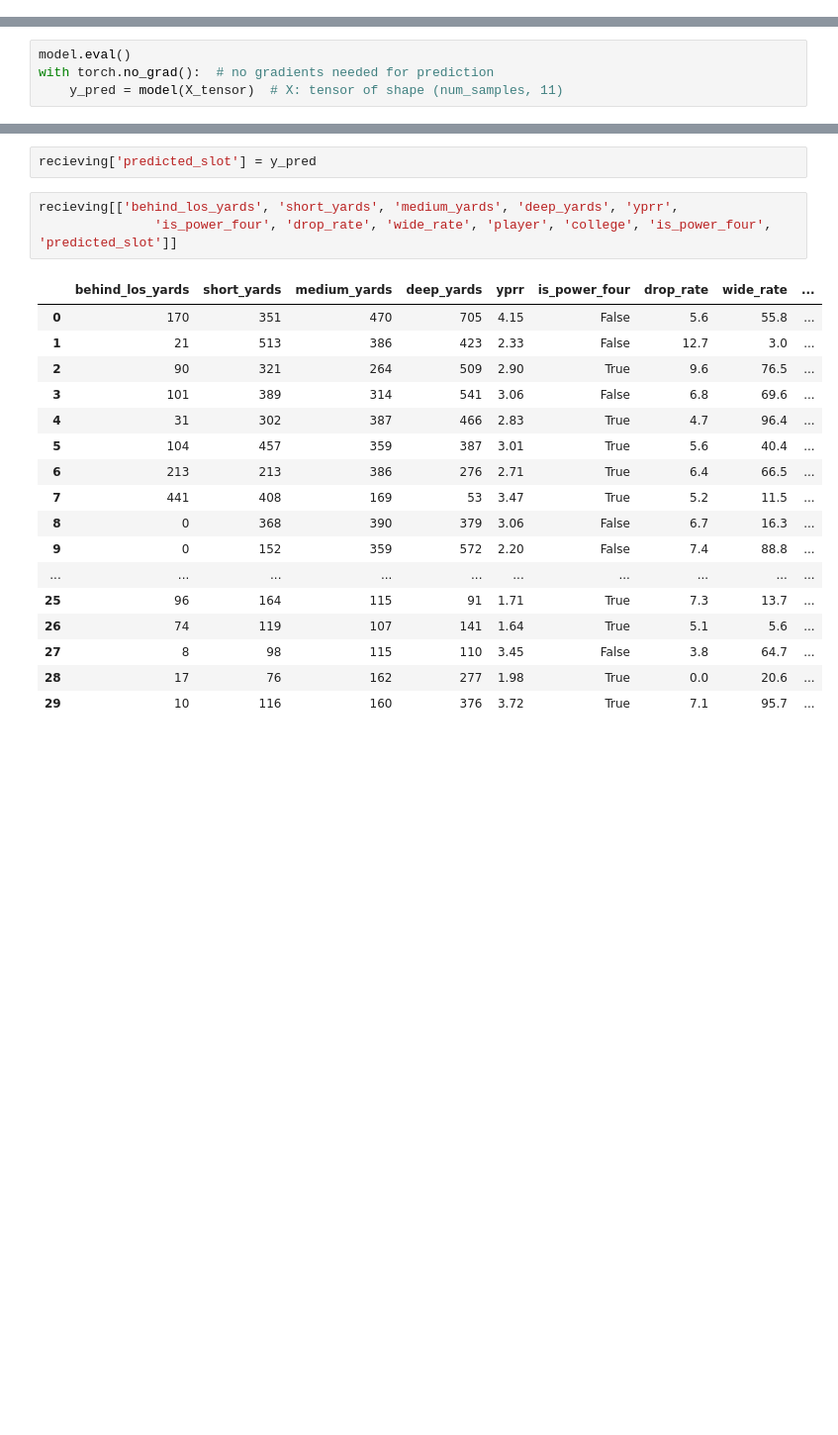
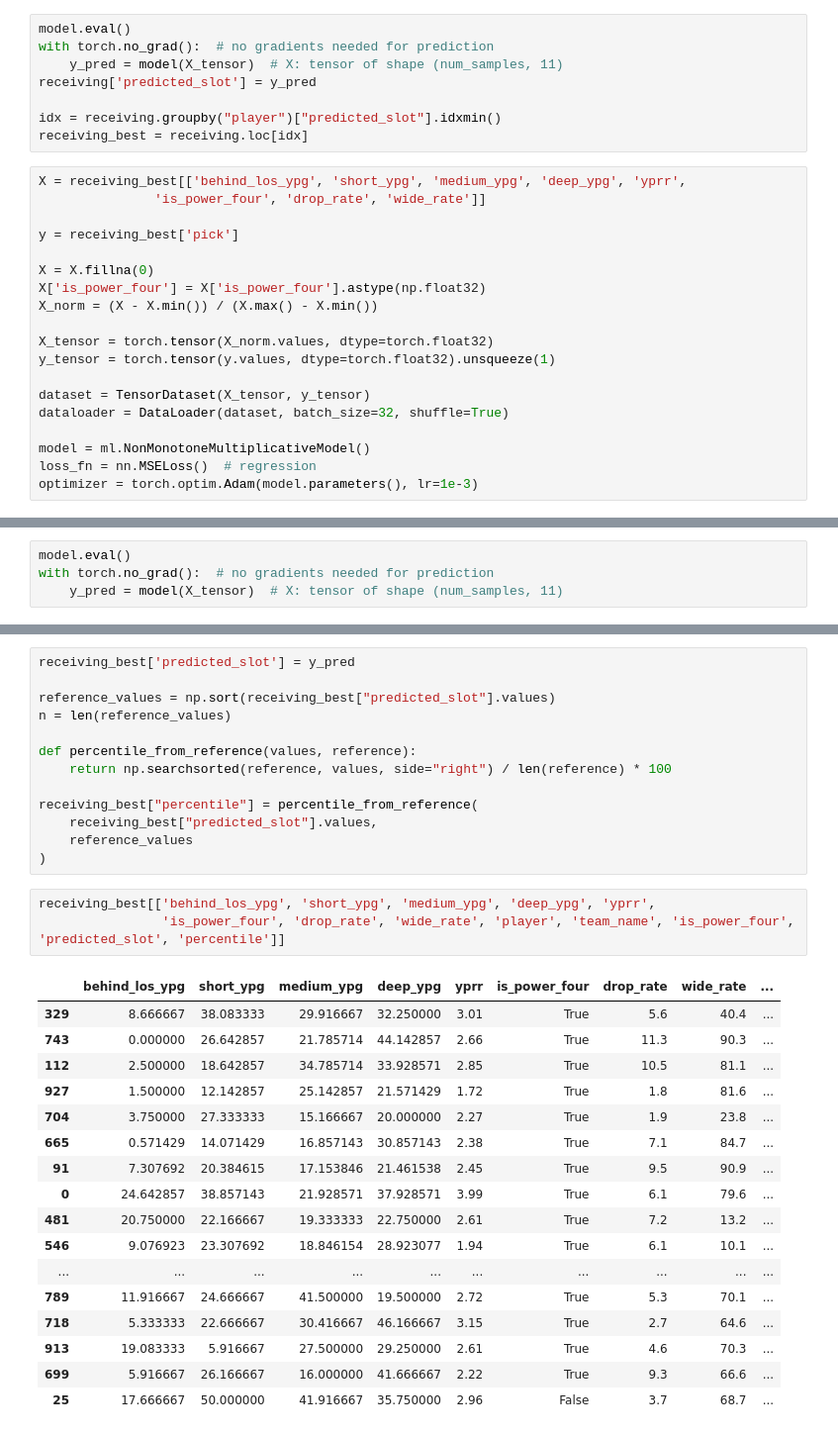
Before and after one commit to lemonannn/receiving_value, a Jupyter notebook: data_processing.ipynb, the cells around one changed output, grey strips where cells are left out. Shown at 99% size. Cells and saved outputs as stored; diff of their text form; blank space fills up the shorter version.

```diff
--- a/data_processing.ipynb
+++ b/data_processing.ipynb
@@ -88,0 +98,27 @@ KeyboardInterrupt:
+# %%
+model.eval()
+with torch.no_grad():  # no gradients needed for prediction
+    y_pred = model(X_tensor)  # X: tensor of shape (num_samples, 11)
+receiving['predicted_slot'] = y_pred
+
+idx = receiving.groupby("player")["predicted_slot"].idxmin()
+receiving_best = receiving.loc[idx]
+# %%
+X = receiving_best[['behind_los_ypg', 'short_ypg', 'medium_ypg', 'deep_ypg', 'yprr',
+               'is_power_four', 'drop_rate', 'wide_rate']]
+
+y = receiving_best['pick']
+
+X = X.fillna(0)
+X['is_power_four'] = X['is_power_four'].astype(np.float32)
+X_norm = (X - X.min()) / (X.max() - X.min())
+
+X_tensor = torch.tensor(X_norm.values, dtype=torch.float32)
+y_tensor = torch.tensor(y.values, dtype=torch.float32).unsqueeze(1)
+
+dataset = TensorDataset(X_tensor, y_tensor)
+dataloader = DataLoader(dataset, batch_size=32, shuffle=True)
+
+model = ml.NonMonotoneMultiplicativeModel()
+loss_fn = nn.MSELoss()  # regression
+optimizer = torch.optim.Adam(model.parameters(), lr=1e-3)
@@ -125,23 +160,34 @@ tensor([[ 51.6931],
 # %%
-recieving['predicted_slot'] = y_pred
+receiving_best['predicted_slot'] = y_pred
+
+reference_values = np.sort(receiving_best["predicted_slot"].values)
+n = len(reference_values)
+
+def percentile_from_reference(values, reference):
+    return np.searchsorted(reference, values, side="right") / len(reference) * 100
+
+receiving_best["percentile"] = percentile_from_reference(
+    receiving_best["predicted_slot"].values,
+    reference_values
+)
 # %%
-recieving[['behind_los_yards', 'short_yards', 'medium_yards', 'deep_yards', 'yprr',
-               'is_power_four', 'drop_rate', 'wide_rate', 'player', 'college', 'is_power_four', 'predicted_slot']]
+receiving_best[['behind_los_ypg', 'short_ypg', 'medium_ypg', 'deep_ypg', 'yprr',
+                'is_power_four', 'drop_rate', 'wide_rate', 'player', 'team_name', 'is_power_four', 'predicted_slot', 'percentile']]
 # %% [output]
-|  | behind_los_yards | short_yards | medium_yards | deep_yards | yprr | is_power_four | drop_rate | wide_rate | ... |
-| 0 | 170 | 351 | 470 | 705 | 4.15 | False | 5.6 | 55.8 | ... |
-| 1 | 21 | 513 | 386 | 423 | 2.33 | False | 12.7 | 3.0 | ... |
-| 2 | 90 | 321 | 264 | 509 | 2.90 | True | 9.6 | 76.5 | ... |
-| 3 | 101 | 389 | 314 | 541 | 3.06 | False | 6.8 | 69.6 | ... |
-| 4 | 31 | 302 | 387 | 466 | 2.83 | True | 4.7 | 96.4 | ... |
-| 5 | 104 | 457 | 359 | 387 | 3.01 | True | 5.6 | 40.4 | ... |
-| 6 | 213 | 213 | 386 | 276 | 2.71 | True | 6.4 | 66.5 | ... |
-| 7 | 441 | 408 | 169 | 53 | 3.47 | True | 5.2 | 11.5 | ... |
-| 8 | 0 | 368 | 390 | 379 | 3.06 | False | 6.7 | 16.3 | ... |
-| 9 | 0 | 152 | 359 | 572 | 2.20 | False | 7.4 | 88.8 | ... |
+|  | behind_los_ypg | short_ypg | medium_ypg | deep_ypg | yprr | is_power_four | drop_rate | wide_rate | ... |
+| 329 | 8.666667 | 38.083333 | 29.916667 | 32.250000 | 3.01 | True | 5.6 | 40.4 | ... |
+| 743 | 0.000000 | 26.642857 | 21.785714 | 44.142857 | 2.66 | True | 11.3 | 90.3 | ... |
+| 112 | 2.500000 | 18.642857 | 34.785714 | 33.928571 | 2.85 | True | 10.5 | 81.1 | ... |
+| 927 | 1.500000 | 12.142857 | 25.142857 | 21.571429 | 1.72 | True | 1.8 | 81.6 | ... |
+| 704 | 3.750000 | 27.333333 | 15.166667 | 20.000000 | 2.27 | True | 1.9 | 23.8 | ... |
+| 665 | 0.571429 | 14.071429 | 16.857143 | 30.857143 | 2.38 | True | 7.1 | 84.7 | ... |
+| 91 | 7.307692 | 20.384615 | 17.153846 | 21.461538 | 2.45 | True | 9.5 | 90.9 | ... |
+| 0 | 24.642857 | 38.857143 | 21.928571 | 37.928571 | 3.99 | True | 6.1 | 79.6 | ... |
+| 481 | 20.750000 | 22.166667 | 19.333333 | 22.750000 | 2.61 | True | 7.2 | 13.2 | ... |
+| 546 | 9.076923 | 23.307692 | 18.846154 | 28.923077 | 1.94 | True | 6.1 | 10.1 | ... |
 | ... | ... | ... | ... | ... | ... | ... | ... | ... | ... |
-| 25 | 96 | 164 | 115 | 91 | 1.71 | True | 7.3 | 13.7 | ... |
-| 26 | 74 | 119 | 107 | 141 | 1.64 | True | 5.1 | 5.6 | ... |
-| 27 | 8 | 98 | 115 | 110 | 3.45 | False | 3.8 | 64.7 | ... |
-| 28 | 17 | 76 | 162 | 277 | 1.98 | True | 0.0 | 20.6 | ... |
-| 29 | 10 | 116 | 160 | 376 | 3.72 | True | 7.1 | 95.7 | ... |
+| 789 | 11.916667 | 24.666667 | 41.500000 | 19.500000 | 2.72 | True | 5.3 | 70.1 | ... |
+| 718 | 5.333333 | 22.666667 | 30.416667 | 46.166667 | 3.15 | True | 2.7 | 64.6 | ... |
+| 913 | 19.083333 | 5.916667 | 27.500000 | 29.250000 | 2.61 | True | 4.6 | 70.3 | ... |
+| 699 | 5.916667 | 26.166667 | 16.000000 | 41.666667 | 2.22 | True | 9.3 | 66.6 | ... |
+| 25 | 17.666667 | 50.000000 | 41.916667 | 35.750000 | 2.96 | False | 3.7 | 68.7 | ... |
```
Also changed, not shown: parts of 16 cells of this notebook, 2 other files.
